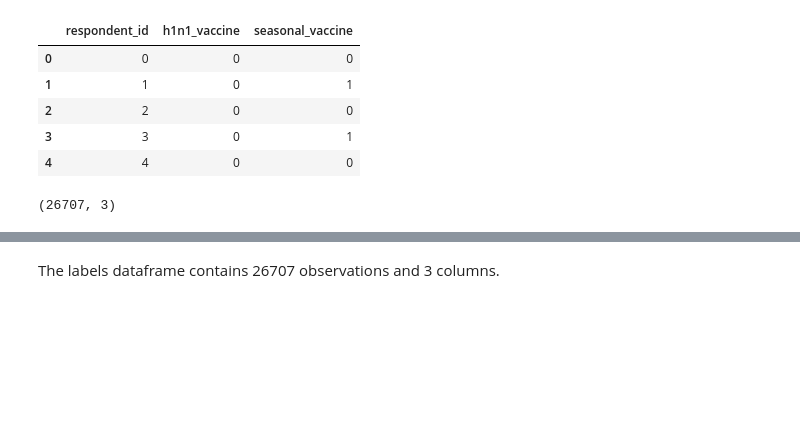
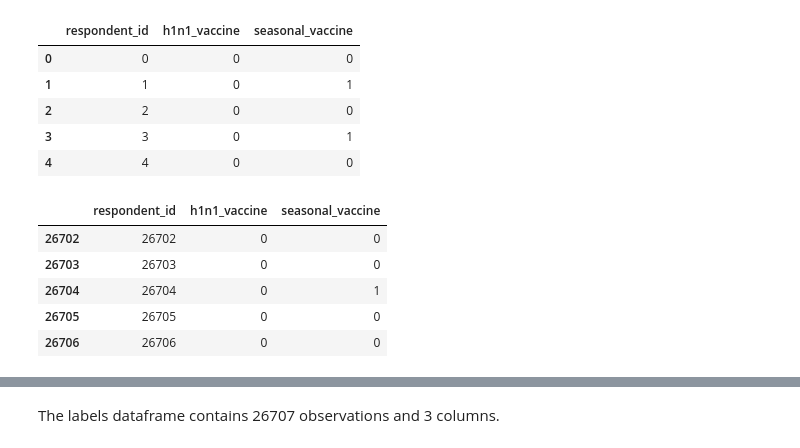
Before and after one commit to CatherineChelagat/Predicting-how-likely-individuals-are-to-receive-H1N1-vaccines, a Jupyter notebook: A Classification Model for Predicting Whether Individuals got their H1N1 Vaccines.ipynb, the cells around one changed output, grey strips where cells are left out. Cells and saved outputs as stored; diff of their text form; code cells hidden in the pictures; blank space fills up the shorter version.

```diff
--- a/A Classification Model for Predicting Whether Individuals got their H1N1 Vaccines.ipynb
+++ b/A Classification Model for Predicting Whether Individuals got their H1N1 Vaccines.ipynb
@@ -68,7 +96,13 @@ labels_df.head()
 | 2 | 2 | 0 | 0 |
 | 3 | 3 | 0 | 1 |
 | 4 | 4 | 0 | 0 |
-# %%
-labels_df.shape
-# %% [output]
-(26707, 3)
+# %%
+# checking the bottom of our labels dataset
+labels_df.tail()
+# %% [output]
+|  | respondent_id | h1n1_vaccine | seasonal_vaccine |
+| 26702 | 26702 | 0 | 0 |
+| 26703 | 26703 | 0 | 0 |
+| 26704 | 26704 | 0 | 1 |
+| 26705 | 26705 | 0 | 0 |
+| 26706 | 26706 | 0 | 0 |
```
Also changed, not shown: parts of 18 cells of this notebook.
